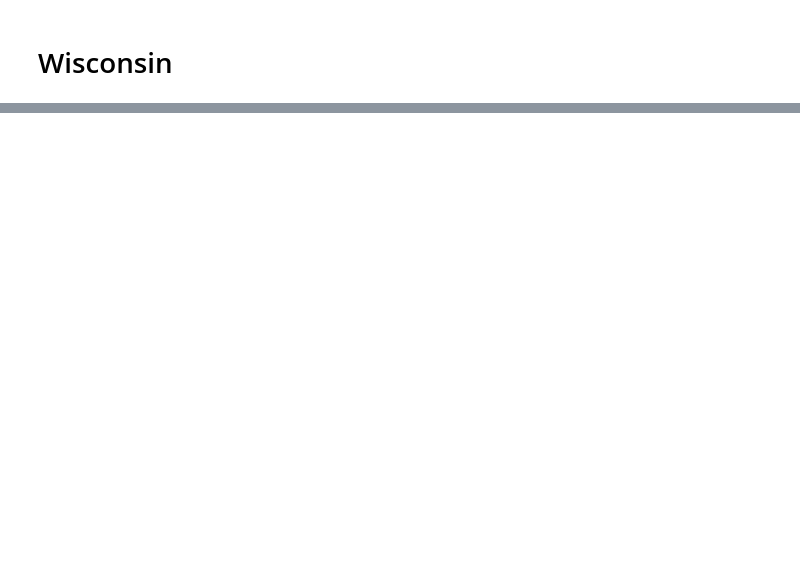
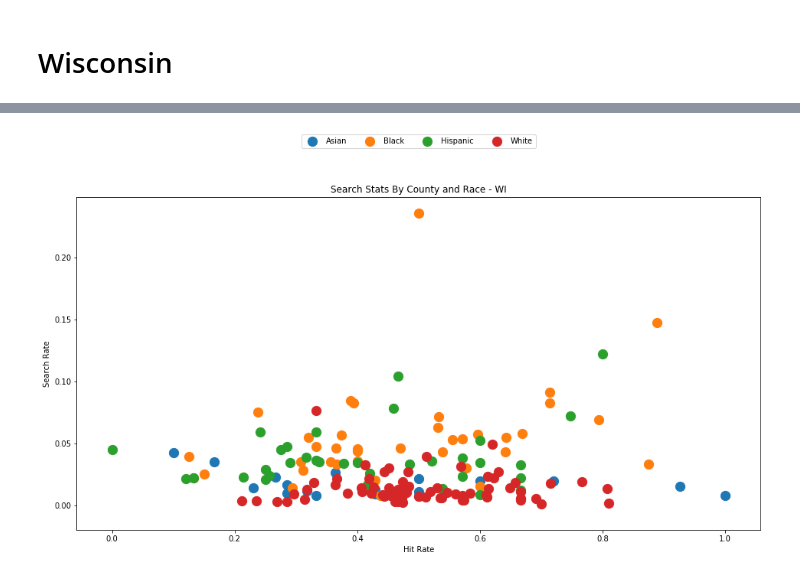
Before and after one commit to triestpa/Police-Analysis-Python, a Jupyter notebook: traffic_stop_analysis.ipynb, the cells around one changed output, grey strips where cells are left out. Saved outputs shown, nothing was run; the diff lists cells and outputs as text; code cells hidden in the pictures; blank space fills up the shorter version.

```diff
--- a/traffic_stop_analysis.ipynb
+++ b/traffic_stop_analysis.ipynb
@@ -443,0 +432,5 @@ generate_comparison_scatters(df_ma, 'MA')
+# %%
+fig = generate_county_search_stats_scatter(df_wi, "WI")
+fig.savefig('images/county_scatter_wi.png', bbox_inches='tight')
+# %% [output]
+[figure, added]
```
Also changed, not shown: parts of 45 cells of this notebook.
